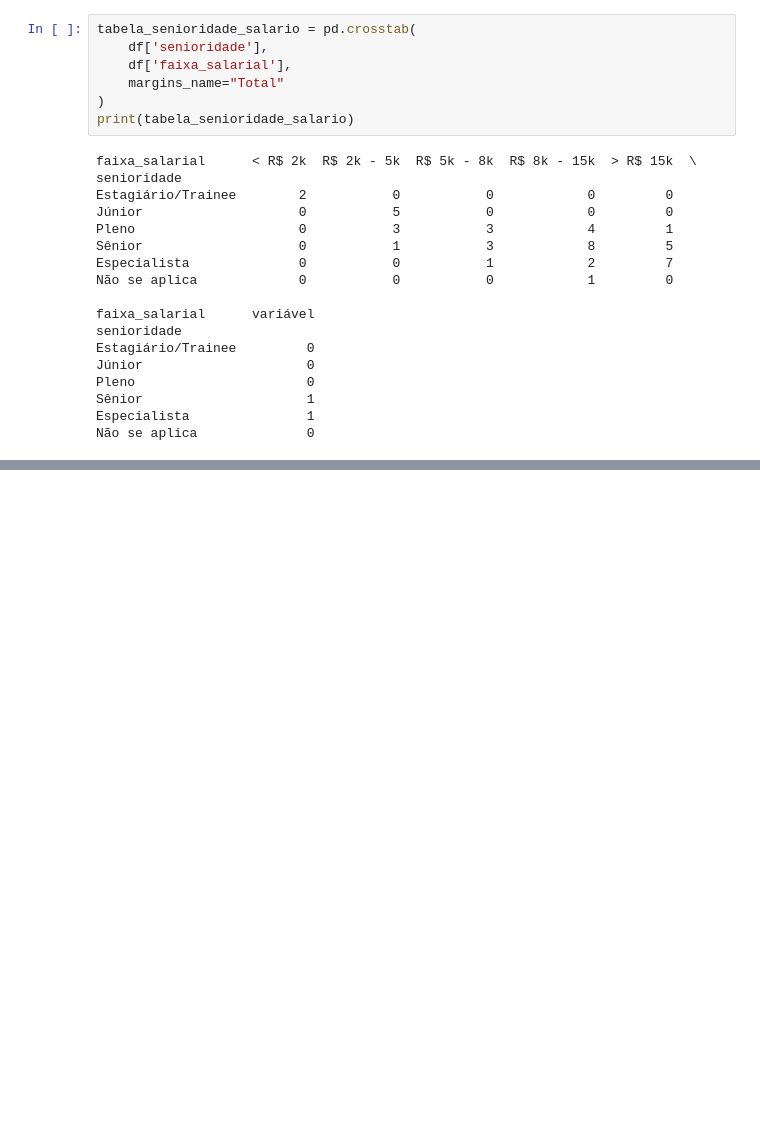
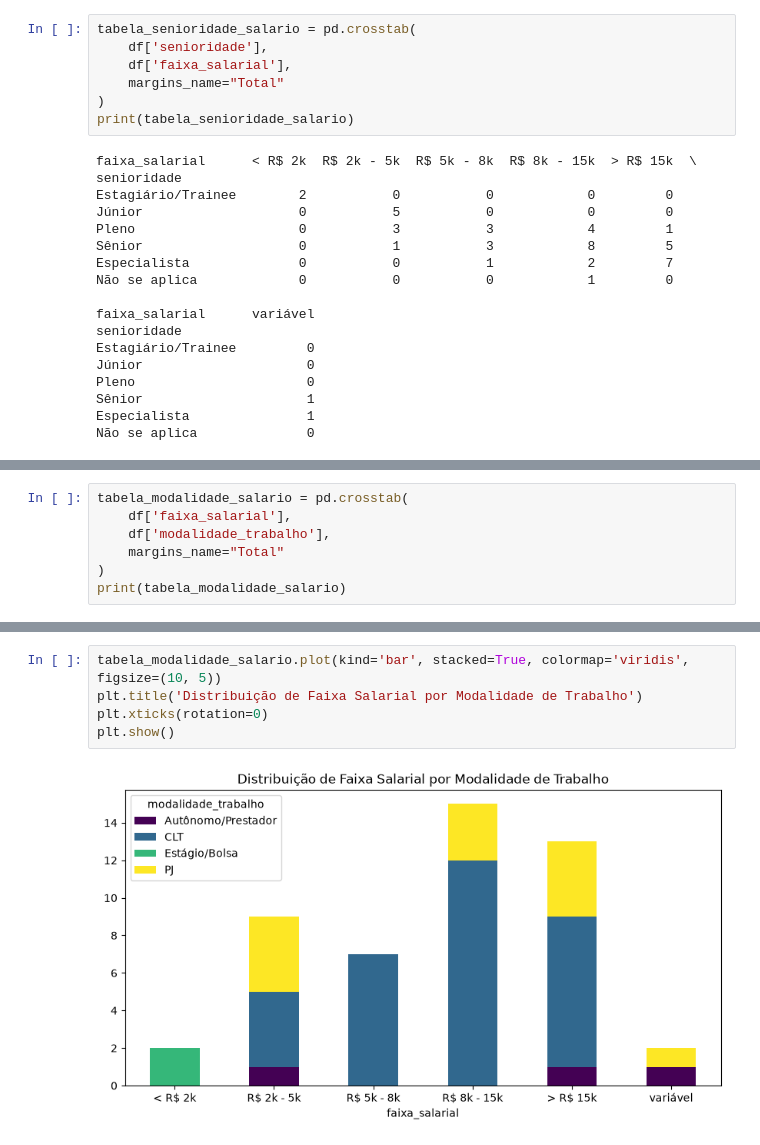
Before and after one commit to joaovictor-18/analise_pesquisa_ti, a Jupyter notebook: analise.ipynb, the cells around one changed output, grey strips where cells are left out. Cells and saved outputs as stored; diff of their text form; blank space fills up the shorter version.

Commit message:
segundo commit - crosstab salario modalidade

```diff
--- a/analise.ipynb
+++ b/analise.ipynb
@@ -264,0 +265,7 @@ plt.show()
+# %%
+tabela_modalidade_salario = pd.crosstab(
+    df['faixa_salarial'],
+    df['modalidade_trabalho'],
+    margins_name="Total"
+)
+print(tabela_modalidade_salario)
@@ -264,0 +281,7 @@ plt.show()
+# %%
+tabela_modalidade_salario.plot(kind='bar', stacked=True, colormap='viridis', figsize=(10, 5))
+plt.title('Distribuição de Faixa Salarial por Modalidade de Trabalho')
+plt.xticks(rotation=0)
+plt.show()
+# %% [output]
+[figure, added]
```
Also changed, not shown: parts of 2 cells of this notebook.
